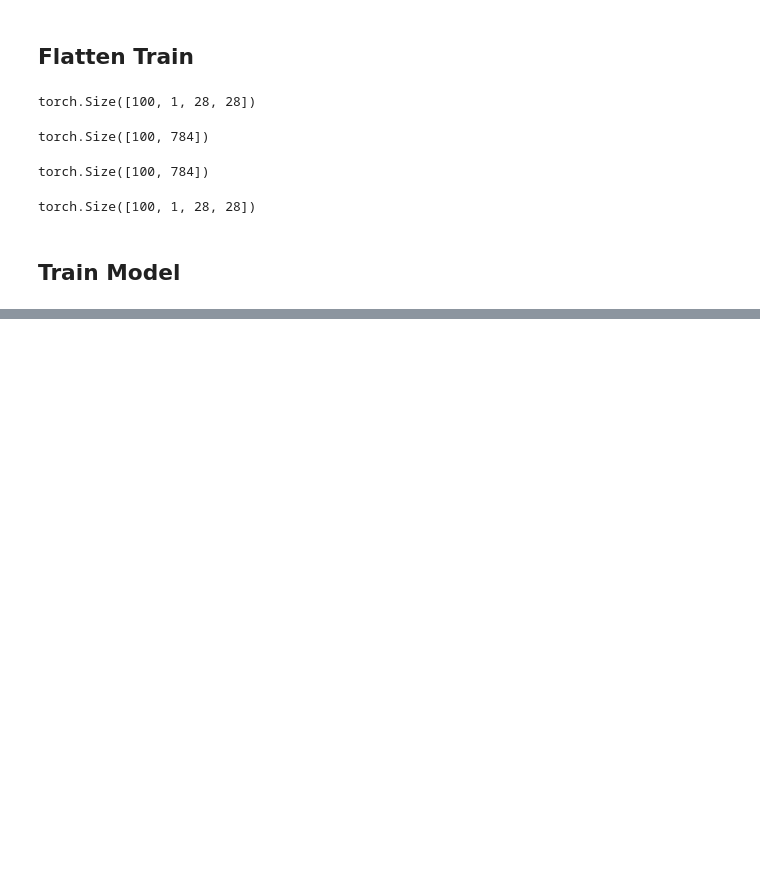
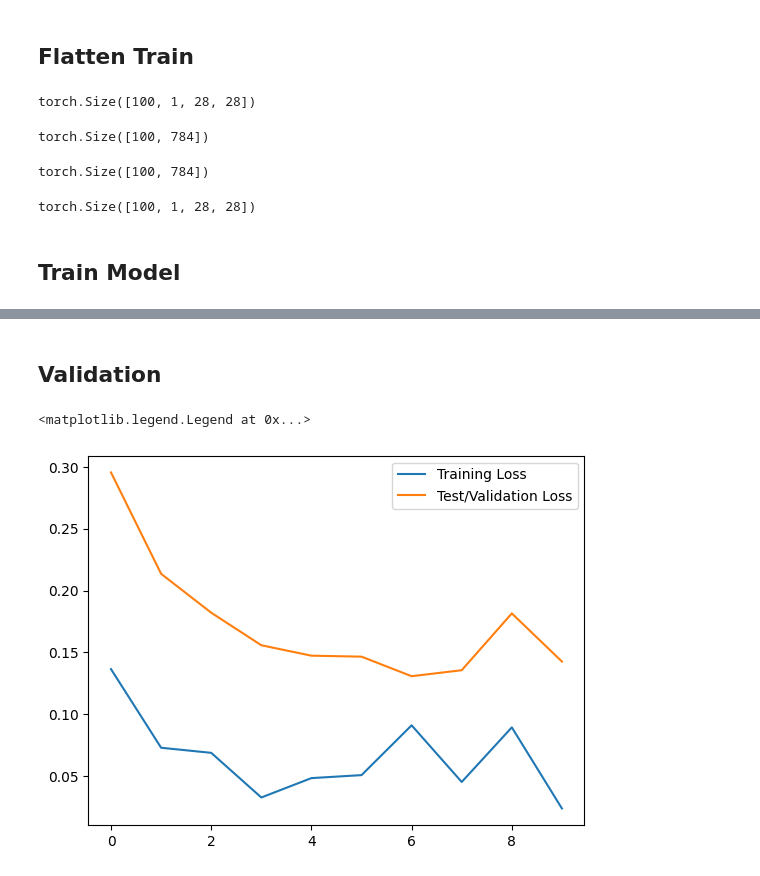
Before and after one commit to Zahed-Golabi/Pytorch, a Jupyter notebook: 03- Convolutional Neural Networks/MNIST with ANN.ipynb, the cells around one changed output, grey strips where cells are left out. Drawn from its saved outputs; the diff is of its cells as text; code cells hidden in the pictures; blank space fills up the shorter version.

Commit message:
compare train and test loss

```diff
--- a/03- Convolutional Neural Networks/MNIST with ANN.ipynb
+++ b/03- Convolutional Neural Networks/MNIST with ANN.ipynb
@@ -304,0 +306,9 @@ Duration: 1.7192169904708863 mins
+# %% [markdown]
+## Validation
+# %%
+plt.plot(torch.Tensor(train_losses), label="Training Loss")
+plt.plot(torch.Tensor(test_losses),  label="Test/Validation Loss")
+plt.legend()
+# %% [output]
+<matplotlib.legend.Legend at 0x...>
+[figure, added]
```
Also changed, not shown: parts of 2 cells of this notebook.
